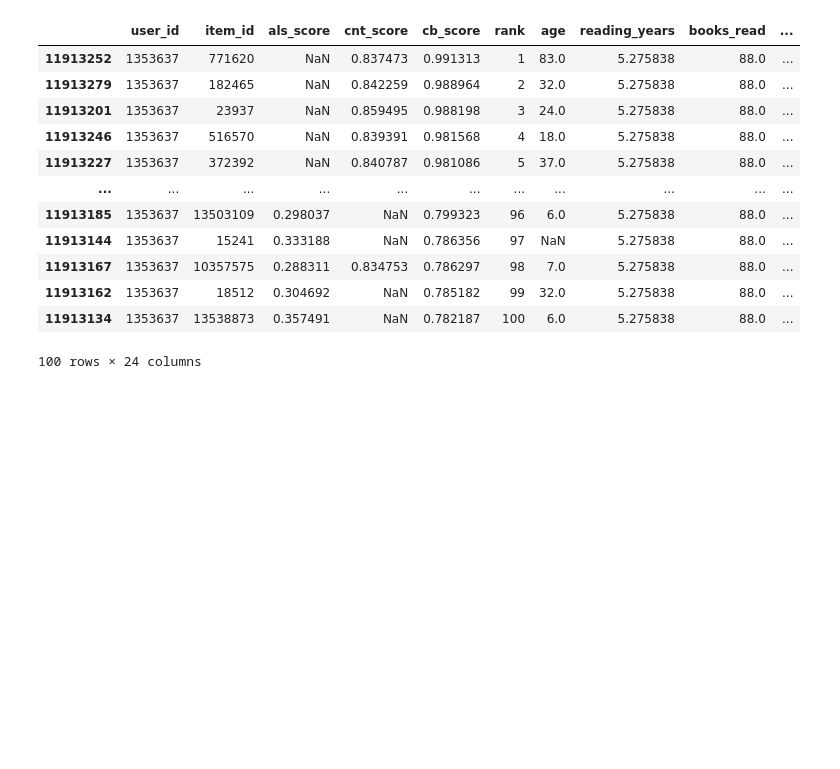
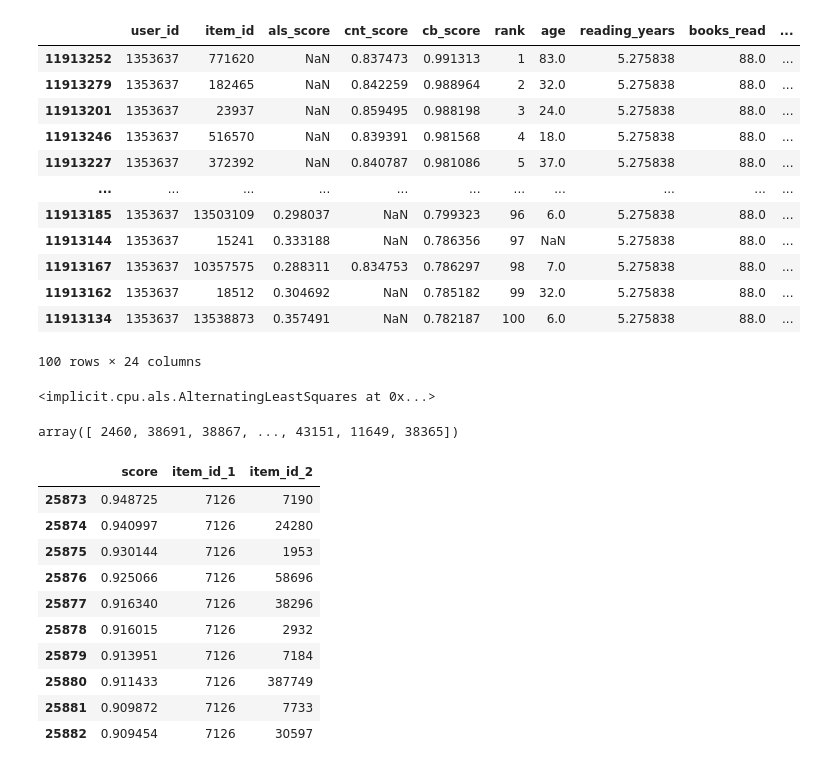
Before and after one commit to Efimovaam/mle-recsys-start, a Jupyter notebook: main_offline.ipynb, the cells around one changed output. Drawn from its saved outputs; the diff is of its cells as text; code cells hidden in the pictures; blank space fills up the shorter version.

```diff
--- a/main_offline.ipynb
+++ b/main_offline.ipynb
@@ -1260,0 +1265,28 @@ rec[rec['user_id'] == 1353637]
+# %%
+als_model
+# %% [output]
+<implicit.cpu.als.AlternatingLeastSquares at 0x...>
+# %%
+train_item_ids_enc
+# %% [output]
+array([ 2460, 38691, 38867, ..., 43151, 11649, 38365])
+# %%
+# получим энкодированные идентификаторы всех объектов, известных нам из events_train
+train_item_ids_enc = events_train['item_id_enc'].unique()
+
+max_similar_items = 10
+
+# получаем списки похожих объектов, используя ранее полученную ALS-модель
+# метод similar_items возвращает и сам объект, как наиболее похожий
+# этот объект мы позже отфильтруем, но сейчас запросим на 1 больше
+similar_items = als_model.similar_items(train_item_ids_enc, N=max_similar_items+1)
+
+# преобразуем полученные списки в табличный формат
+sim_item_item_ids_enc = similar_items[0]
+sim_item_scores = similar_items[1]
+
+similar_items = pd.DataFrame({
+    "item_id_enc": train_item_ids_enc,
+    "sim_item_id_enc": sim_item_item_ids_enc.tolist(),
+    "score": sim_item_scores.tolist()})
+similar_items = similar_items.explode(["sim_item_id_enc", "score"], ignore_index=True)
@@ -1260,0 +1308,14 @@ rec[rec['user_id'] == 1353637]
+# %%
+similar_items[similar_items['item_id_1'] == 7126]
+# %% [output]
+|  | score | item_id_1 | item_id_2 |
+| 25873 | 0.948725 | 7126 | 7190 |
+| 25874 | 0.940997 | 7126 | 24280 |
+| 25875 | 0.930144 | 7126 | 1953 |
+| 25876 | 0.925066 | 7126 | 58696 |
+| 25877 | 0.916340 | 7126 | 38296 |
+| 25878 | 0.916015 | 7126 | 2932 |
+| 25879 | 0.913951 | 7126 | 7184 |
+| 25880 | 0.911433 | 7126 | 387749 |
+| 25881 | 0.909872 | 7126 | 7733 |
+| 25882 | 0.909454 | 7126 | 30597 |
```
Also changed, not shown: parts of 5 cells of this notebook, 8 other files.
